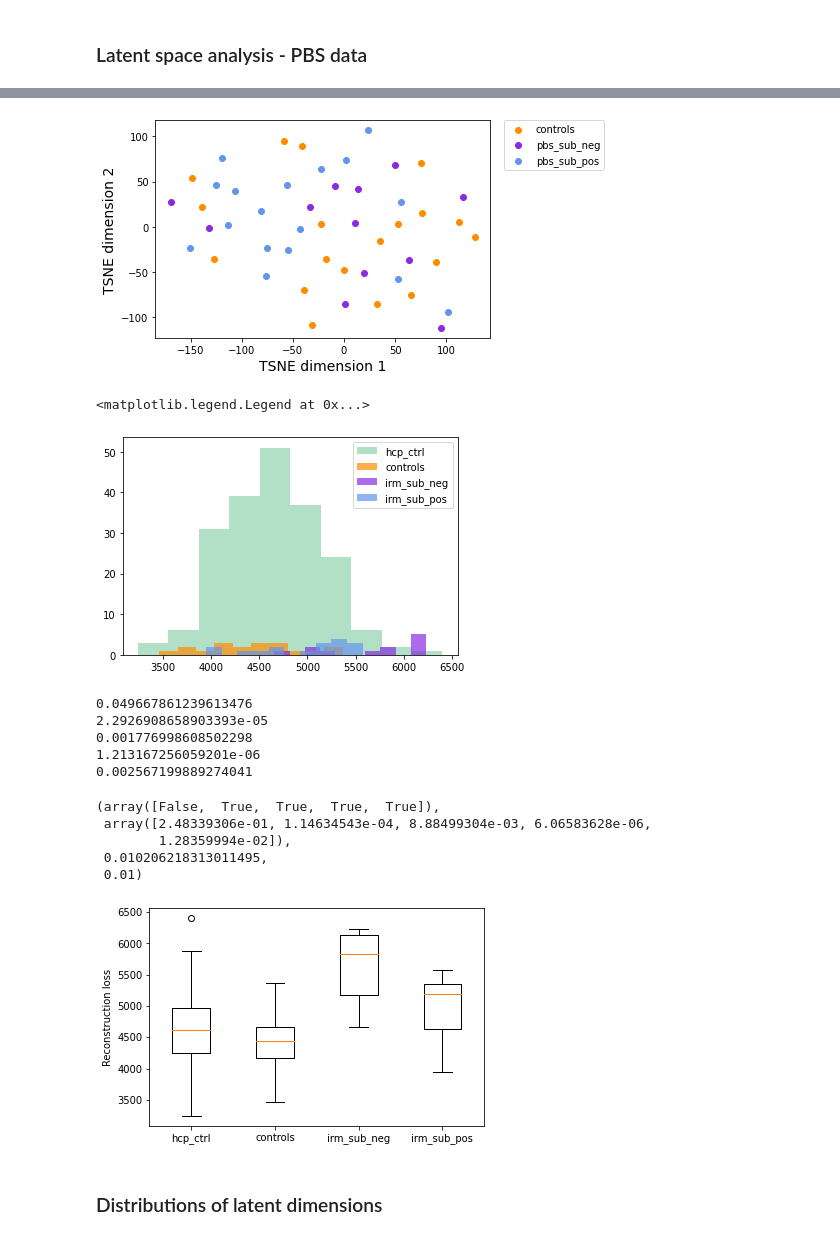
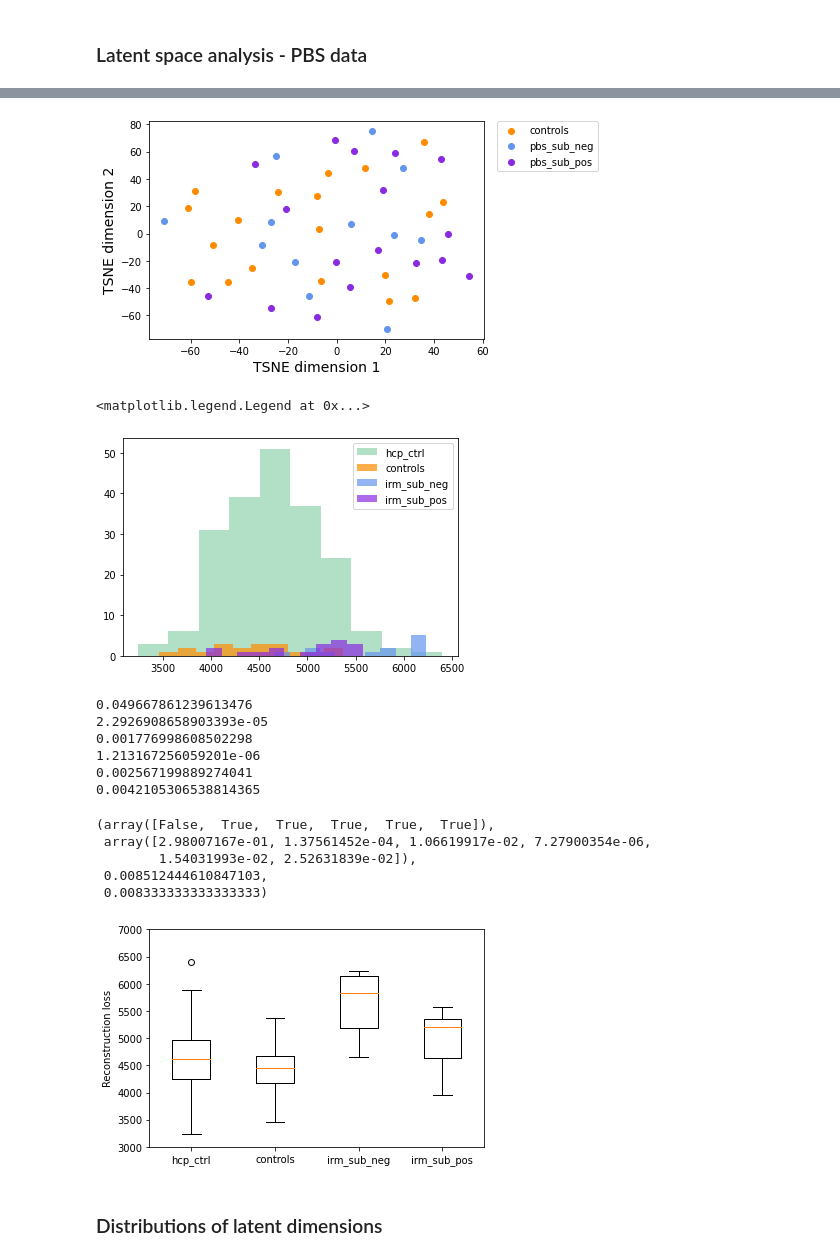
Before and after one commit to neurospin-projects/2022_lguillon_rare_folding_detection, a Jupyter notebook: notebooks/pbs_analysis_rightH_only.ipynb, the cells around one changed output, grey strips where cells are left out. Saved outputs shown, nothing was run; the diff lists cells and outputs as text; code cells hidden in the pictures.

```diff
--- a/notebooks/pbs_analysis_rightH_only.ipynb
+++ b/notebooks/pbs_analysis_rightH_only.ipynb
@@ -88,7 +88,7 @@ print(os.path.join(data_dir, "controls", data_path, "Rdistmap.npy"))
 pbs_data = pd.read_csv('/neurospin/dico/lguillon/distmap/PBS/data/pbs_cohort.csv')
 # %%
 pbs_neg_handedness = pd.DataFrame()
-pbs_handedness = pbs_data[['subject', 'group', 'IRM.1', 'handedness']]
+pbs_handedness = pbs_data[['subject', 'group', 'IRM.1', 'handedness', 'lesion_side']]
 # pbs_neg_handedness = pbs_handedness[(pbs_handedness['IRM.1']=='negative') & (pbs_handedness['group']=='patients')]
 # pbs_pos_handedness = pbs_handedness[pbs_handedness['IRM.1']=='positive'].reset_index(drop=True)
 # %%
@@ -467,7 +570,7 @@ X_embedded = TSNE(n_components=2, perplexity=15).fit_transform(X_pbs)
 # %%
 arr = X_embedded
 color_dict = {'hcp_test':'mediumseagreen', 'controls': 'darkorange',
-              'pbs_sub_neg':'blueviolet','pbs_sub_pos':'cornflowerblue'}
+              'pbs_sub_neg':'cornflowerblue','pbs_sub_pos':'blueviolet'}
 
 fig = plt.figure(figsize=(6,4))
 ax = fig.subplots()
@@ -485,17 +588,17 @@ plt.xlabel(f'TSNE dimension 1', fontsize=14)
 plt.ylabel(f'TSNE dimension 2', fontsize=14)
 plt.show()
 # %% [output]
-[figure, old version]
+[figure, new version]
 # %%
 plt.subplot()
 plt.hist(deletion_hcp.recon, color='mediumseagreen', alpha=0.4, label='hcp_ctrl',bins=10)
 plt.hist(deletion_controls.recon, color='darkorange', alpha=0.7, label='controls', bins=10)
-plt.hist(deletion_pbs_sub_neg.recon, color='blueviolet', alpha=0.7, label='irm_sub_neg', bins=10)
-plt.hist(deletion_pbs_sub_pos.recon, color='cornflowerblue', alpha=0.7, label='irm_sub_pos', bins=10)
+plt.hist(deletion_pbs_sub_neg.recon, color='cornflowerblue', alpha=0.7, label='irm_sub_neg', bins=10)
+plt.hist(deletion_pbs_sub_pos.recon, color='blueviolet', alpha=0.7, label='irm_sub_pos', bins=10)
 plt.legend()
 # %% [output]
 <matplotlib.legend.Legend at 0x...>
-[figure, old version]
+[figure, new version]
 # %%
 F,p_hcp_ctrl = mannwhitneyu(deletion_hcp.recon, deletion_controls.recon)
 print(p_hcp_ctrl)
@@ -507,30 +610,33 @@ F,p_hcp_neg = mannwhitneyu(deletion_hcp.recon, deletion_pbs_sub_neg.recon)
 print(p_hcp_neg)
 F,p_hcp_pos = mannwhitneyu(deletion_hcp.recon, deletion_pbs_sub_pos.recon)
 print(p_hcp_pos)
+F,p_neg_pos = mannwhitneyu(deletion_pbs_sub_neg.recon, deletion_pbs_sub_pos.recon)
+print(p_neg_pos)
 # %% [output]
 0.049667861239613476
 2.2926908658903393e-05
 0.001776998608502298
 1.213167256059201e-06
 0.002567199889274041
+0.0042105306538814365
 # %%
 #from statsmodels.sandbox.stats.multicomp import multipletests
-pvalues = np.array([p_hcp_ctrl, p_ctrl_neg, p_ctrl_pos, p_hcp_neg, p_hcp_pos])
+pvalues = np.array([p_hcp_ctrl, p_ctrl_neg, p_ctrl_pos, p_hcp_neg, p_hcp_pos, p_neg_pos])
 multipletests(pvalues, method='bonferroni')
 # %% [output]
-(array([False,  True,  True,  True,  True]),
- array([2.48339306e-01, 1.14634543e-04, 8.88499304e-03, 6.06583628e-06,
-        1.28359994e-02]),
- 0.010206218313011495,
- 0.01)
+(array([False,  True,  True,  True,  True,  True]),
+ array([2.98007167e-01, 1.37561452e-04, 1.06619917e-02, 7.27900354e-06,
+        1.54031993e-02, 2.52631839e-02]),
+ 0.008512444610847103,
+ 0.008333333333333333)
 # %%
 plt.boxplot((deletion_hcp.recon, deletion_controls.recon, deletion_pbs_sub_neg.recon, deletion_pbs_sub_pos.recon),
             labels=('hcp_ctrl','controls','irm_sub_neg', 'irm_sub_pos'))
 plt.ylabel('Reconstruction loss')
-#plt.ylim(1500,5500)
+plt.ylim(3000,7000)
 plt.rcParams['axes.grid'] = False
 # %% [output]
-[figure, old version]
+[figure, new version]
 # %% [markdown]
 ### Distributions of latent dimensions
 # %%
```
Also changed, not shown: parts of 52 cells of this notebook, 4 other files.
